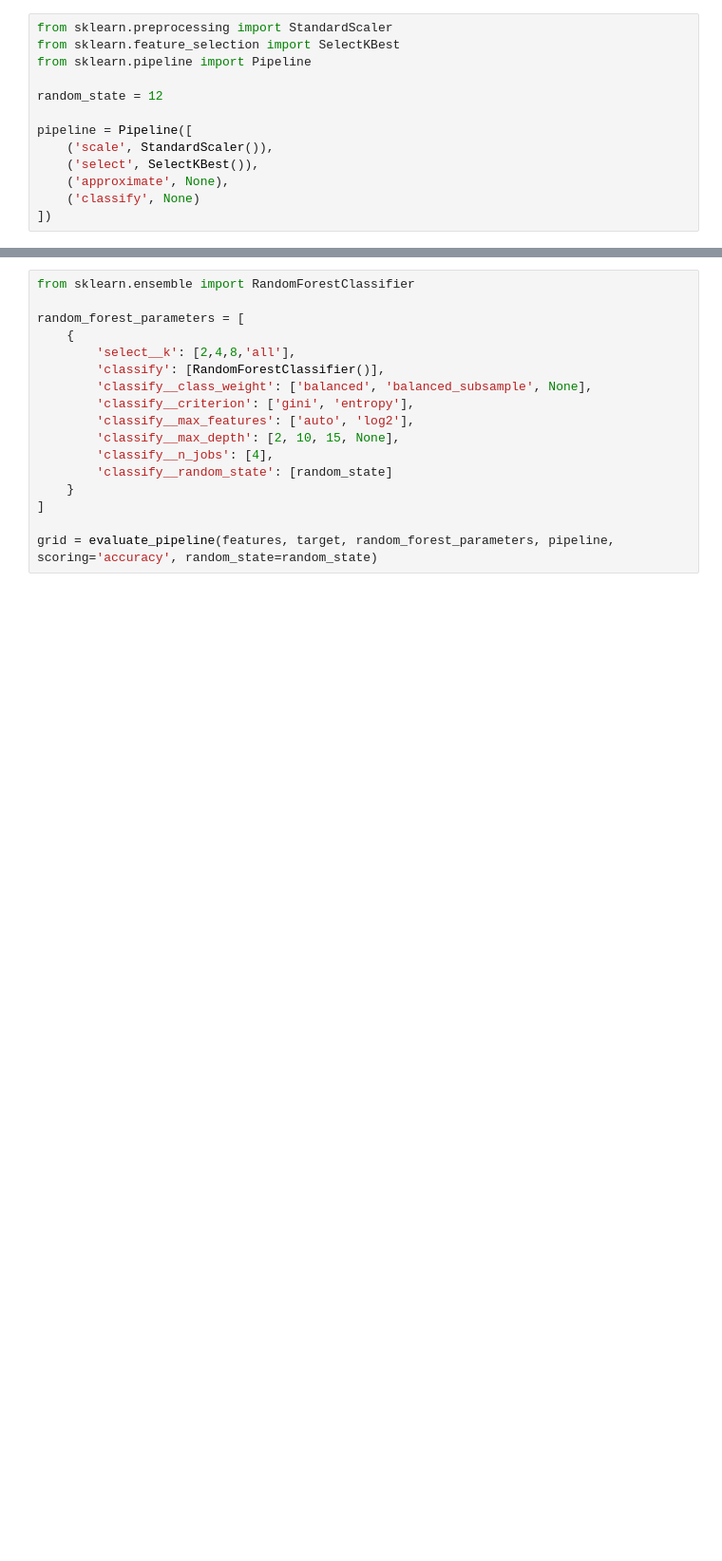
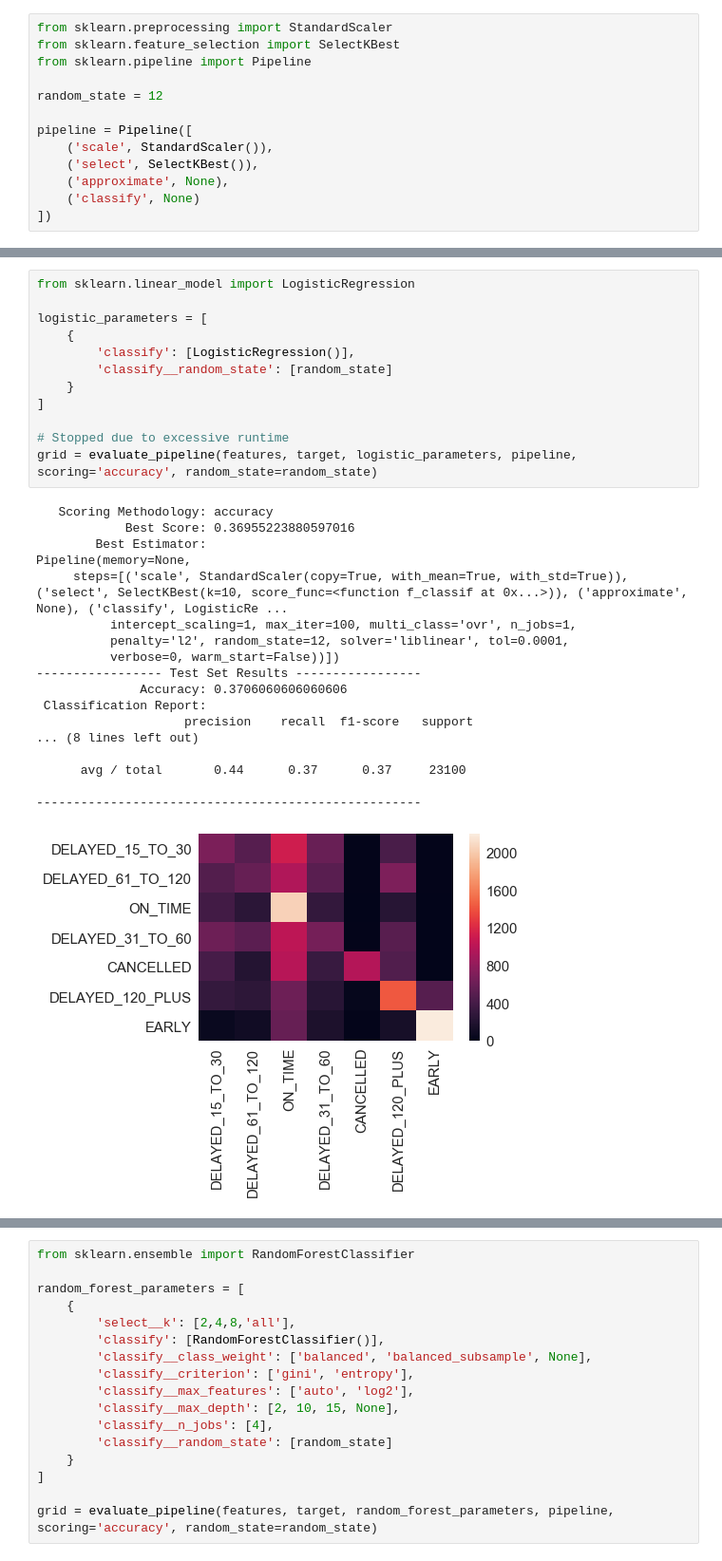
Before and after one commit to aviationweather/airport-delays, a Jupyter notebook: notebooks/modeling/airport-delays-multiclass-classifier.ipynb, the cells around one changed output, grey strips where cells are left out. Shown at 95% size. Saved outputs shown, nothing was run; the diff lists cells and outputs as text; blank space fills up the shorter version.

Commit message:
wip - classifier notebook

```diff
--- a/notebooks/modeling/airport-delays-multiclass-classifier.ipynb
+++ b/notebooks/modeling/airport-delays-multiclass-classifier.ipynb
@@ -272,3 +318,34 @@ Pipeline(memory=None,
+# %%
+from sklearn.linear_model import LogisticRegression
+
+logistic_parameters = [
+    {
+        'classify': [LogisticRegression()],
+        'classify__random_state': [random_state]
+    }
+]
+
+# Stopped due to excessive runtime
+grid = evaluate_pipeline(features, target, logistic_parameters, pipeline, scoring='accuracy', random_state=random_state)
+# %% [output]
+   Scoring Methodology: accuracy
+            Best Score: 0.36955223880597016
+        Best Estimator:
+Pipeline(memory=None,
+     steps=[('scale', StandardScaler(copy=True, with_mean=True, with_std=True)), ('select', SelectKBest(k=10, score_func=<function f_classif at 0x...>)), ('approximate', None), ('classify', LogisticRe ...
+          intercept_scaling=1, max_iter=100, multi_class='ovr', n_jobs=1,
+          penalty='l2', random_state=12, solver='liblinear', tol=0.0001,
+          verbose=0, warm_start=False))])
+----------------- Test Set Results -----------------
+              Accuracy: 0.3706060606060606
+ Classification Report:
+                    precision    recall  f1-score   support
+... (8 lines left out)
+
+      avg / total       0.44      0.37      0.37     23100
+
+----------------------------------------------------
+[figure, added]
 # %%
 from sklearn.svm import SVC
 
```
Also changed, not shown: parts of 12 cells of this notebook.
